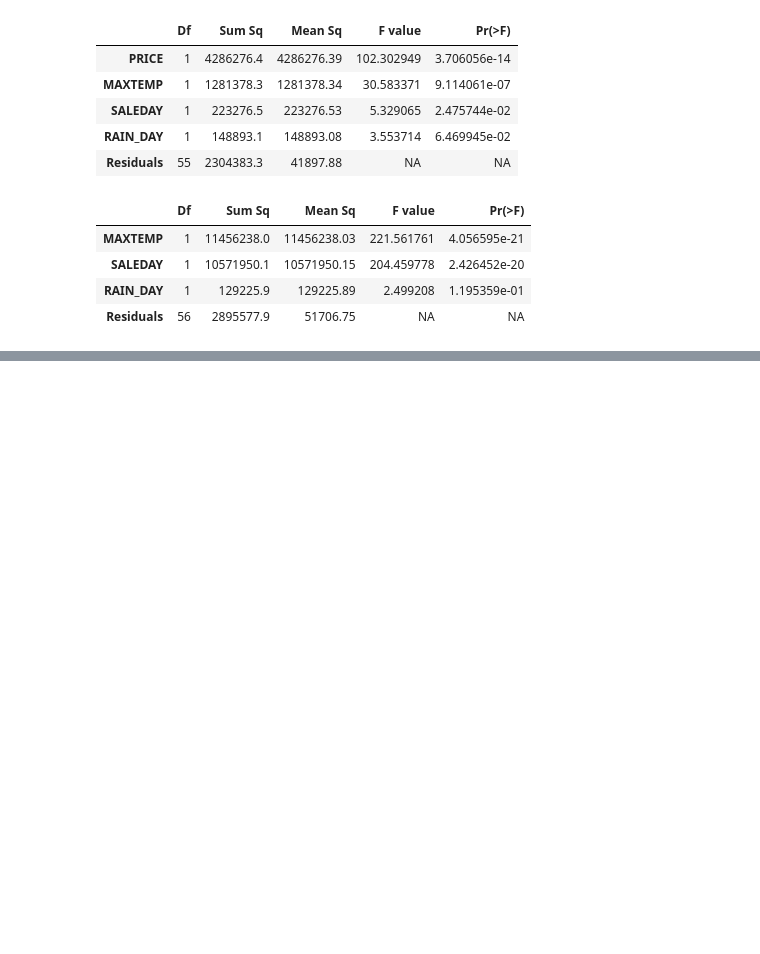
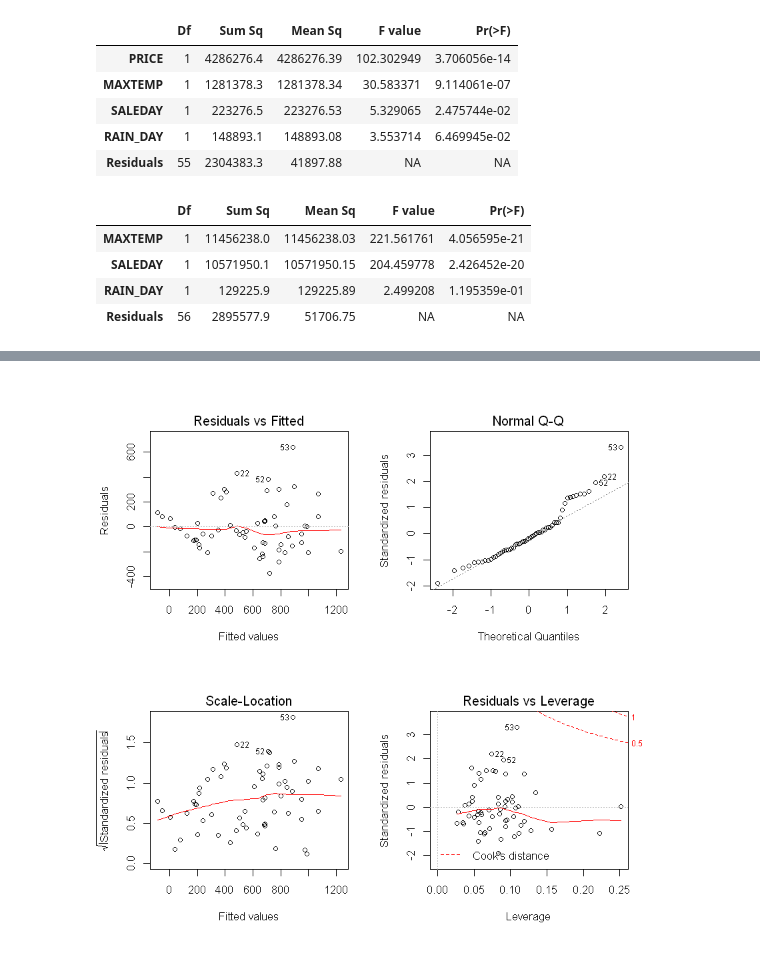
Before and after one commit to chosk2719/R, a Jupyter notebook: Project/Project.ipynb, the cells around one changed output, grey strips where cells are left out. Cells and saved outputs as stored; diff of their text form; code cells hidden in the pictures; blank space fills up the shorter version.

```diff
--- a/Project/Project.ipynb
+++ b/Project/Project.ipynb
@@ -246,0 +252,5 @@ anova(both3)
+# %%
+par(mfrow=c(2, 2))
+plot(both2)
+# %% [output]
+[figure, added]
```
Also changed, not shown: parts of 2 cells of this notebook, 1 other file.
